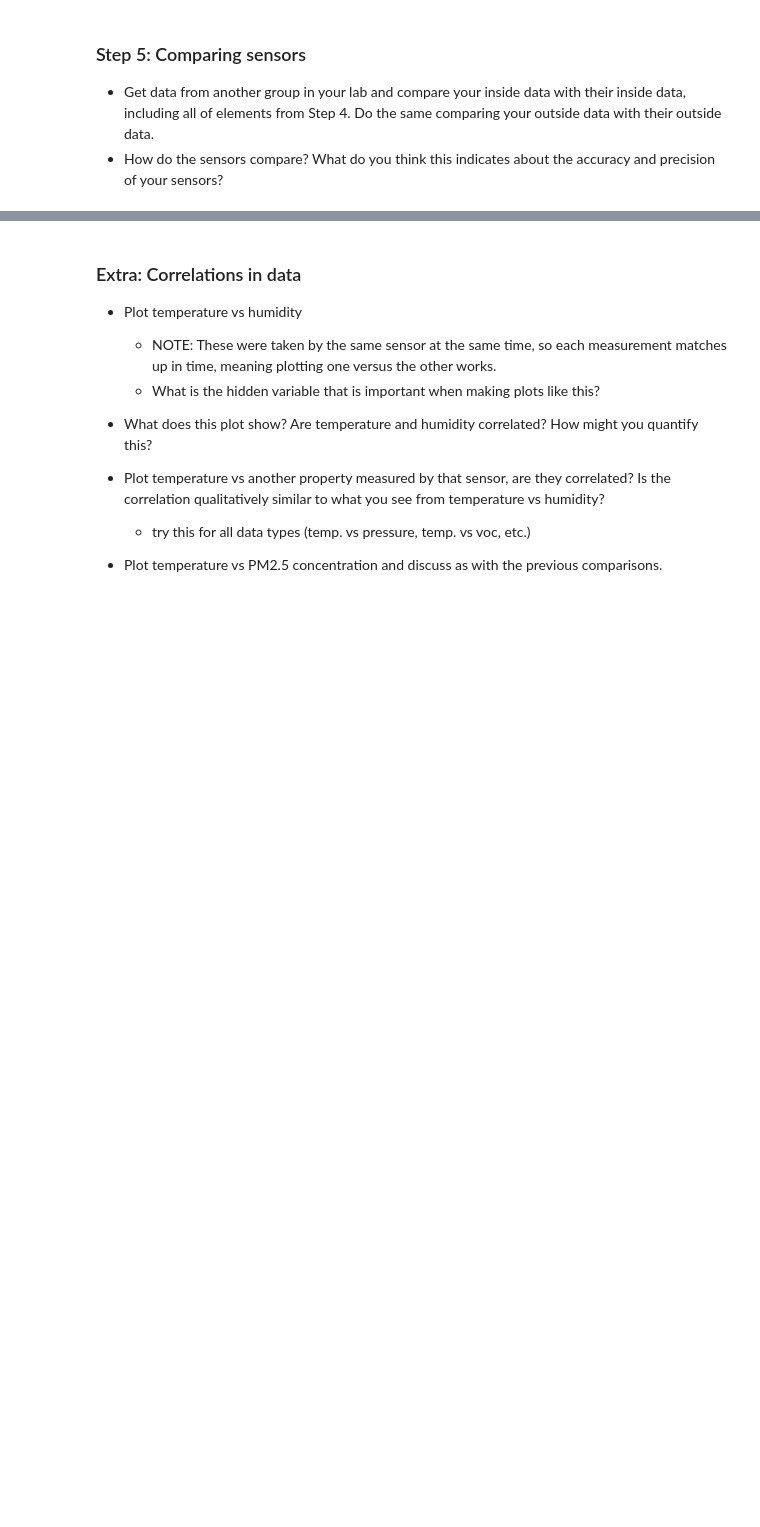
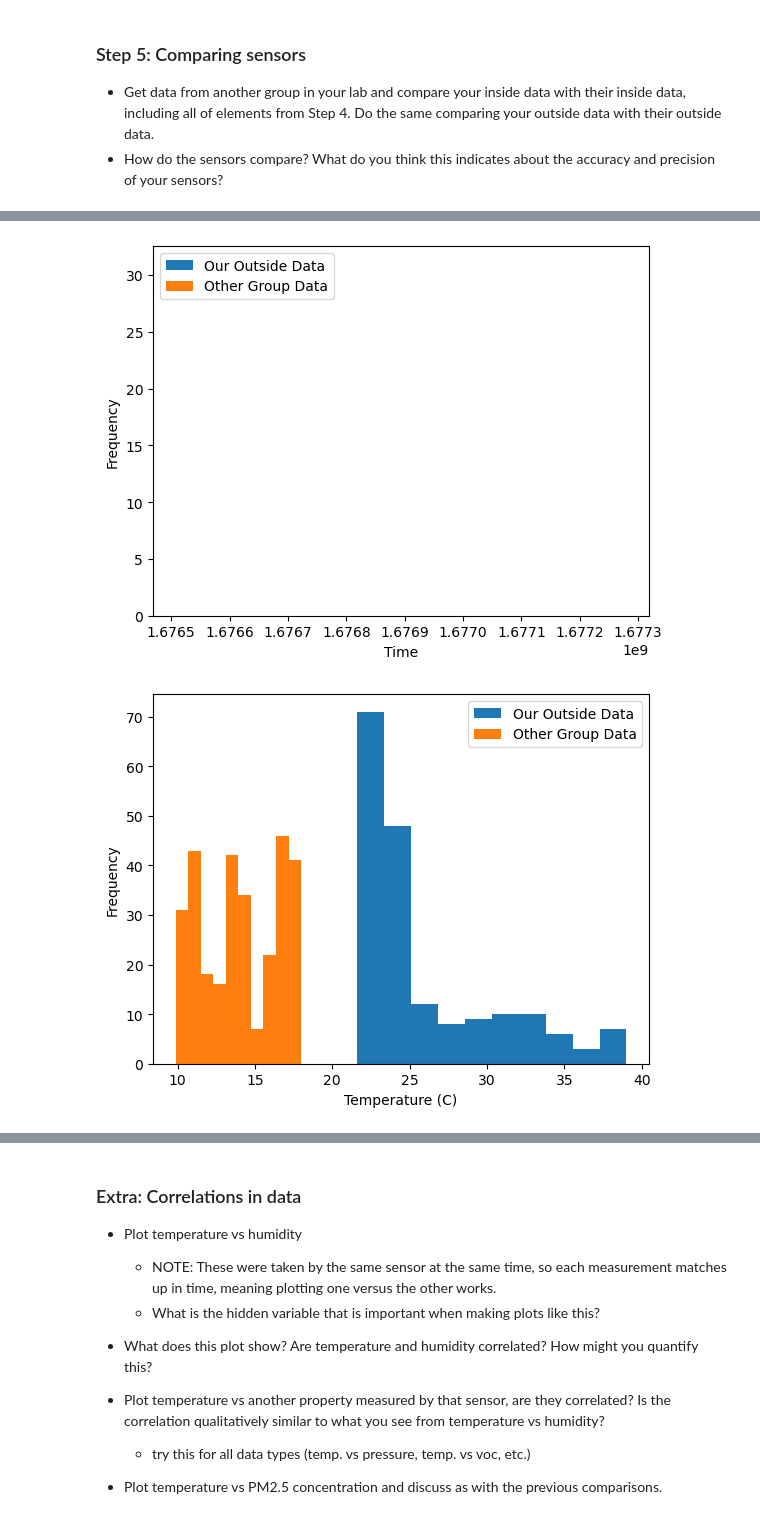
Before and after one commit to YaBoiPapier/E11-Lab-Besties, a Jupyter notebook: Week 6 Lab Test.ipynb, the cells around one changed output, grey strips where cells are left out. Saved outputs shown, nothing was run; the diff lists cells and outputs as text; code cells hidden in the pictures; blank space fills up the shorter version.

```diff
--- a/Week 6 Lab Test.ipynb
+++ b/Week 6 Lab Test.ipynb
@@ -591,67 +598,70 @@ NameError: name 'pd' is not defined
 # %%
 ##THIS IS THE OUTSIDE DATA COMPARISON
 ##new csv
-data2outside = pd.read_csv(r"/Users/avedon/Documents/ENG11 Week 6 Lab/feb242023outsidedata.csv")
+data2outside = pd.read_csv(r"C:\Users\prana\Downloads\feb242023outsidedata.csv")
 
-plt.hist(outsideData["Time"], label="Our Outside Data")
-plt.hist(data2outside["Time"], label="Other Group Data")
+plt.hist(pureOutside["Time"], label="Our Outside Data")
+plt.hist(data2outside["time"], label="Other Group Data")
 plt.ylabel('Frequency')
 plt.xlabel('Time')
 plt.legend()
 plt.show()
 
-plt.hist(outsideData["Temperature (C)"], label="Our Outside Data")
-plt.hist(data2outside["Temperature (C)"], label="Other Group Data")
+plt.hist(pureOutside["Temperature (C)"], label="Our Outside Data")
+plt.hist(data2outside["temperature"], label="Other Group Data")
 plt.ylabel('Frequency')
 plt.xlabel('Temperature (C)')
 plt.legend()
 plt.show()
 
-plt.hist(outsideData["Gas (ohms)"], label="Our Outside Data")
-plt.hist(data2outside["Gas (ohms)"], label="Other Group Data")
+plt.hist(pureOutside["Gas (ohms)"], label="Our Outside Data")
+plt.hist(data2outside["gas"], label="Other Group Data")
 plt.ylabel('Frequency')
 plt.xlabel('Gas (ohms)')
 plt.legend()
 plt.show()
 
-plt.hist(outsideData["Humidity (%)"], label="Our Outside Data")
-plt.hist(data2outside["Humidity (%)"], label="Other Group Data")
+plt.hist(pureOutside["Humidity (%)"], label="Our Outside Data")
+plt.hist(data2outside["humidity"], label="Other Group Data")
 plt.ylabel('Frequency')
 plt.xlabel('Humidity (%)')
 plt.legend()
 plt.show()
 
-plt.hist(outsideData["Pressure (hPa)"], label="Our Outside Data")
-plt.hist(data2outside["Pressure (hPa)"], label="Other Group Data")
+plt.hist(pureOutside["Pressure (hPa)"], label="Our Outside Data")
+plt.hist(data2outside["pressure"], label="Other Group Data")
 plt.ylabel('Frequency')
 plt.xlabel('Pressure (hPa)')
 plt.legend()
 plt.show()
 
-plt.hist(outsideData["Altitude (m)"], label="Our Outside Data")
-plt.hist(data2outside["Altitude (m)"], label="Other Group Data")
+plt.hist(pureOutside["Altitude (m)"], label="Our Outside Data")
+plt.hist(data2outside["altitude"], label="Other Group Data")
 plt.ylabel('Frequency')
 plt.xlabel('Altitude (m)')
 plt.legend()
 plt.show()
 
-plt.hist(outsideData["PM10 Standard (mirogram/m^3)"], label="Our Outside Data")
-plt.hist(data2outside["PM10 Standard (mirogram/m^3)"], label="Other Group Data", bins=5)
+plt.hist(pureOutside["PM10 Standard (mirogram/m^3)"], label="Our Outside Data")
+plt.hist(data2outside["Concentration Units (Standard) PM 1.0"], label="Other Group Data", bins=5)
 plt.ylabel('Frequency')
 plt.xlabel('PM10 Standard (microgram/m^3)')
 plt.legend()
 plt.show()
 
-plt.hist(outsideData["PM25 Standard (mirogram/m^3)"], label="Our Outside Data")
-plt.hist(data2outside["PM25 Standard (mirogram/m^3)"], label="Other Group Data")
+plt.hist(pureOutside["PM25 Standard (mirogram/m^3)"], label="Our Outside Data")
+plt.hist(data2outside["Concentration Units (Standard) PM 2.5"], label="Other Group Data")
 plt.ylabel('Frequency')
 plt.xlabel('PM25 Standard (microgram/m^3)')
 plt.legend()
 plt.show()
 
-plt.hist(outsideData["PM100 Standard (mirogram/m^3)"], label="Our Outside Data")
-plt.hist(data2outside["PM100 Standard (mirogram/m^3)"], label="Other Group Data")
+plt.hist(pureOutside["PM100 Standard (mirogram/m^3)"], label="Our Outside Data")
+plt.hist(data2outside["Concentration Units (Standard) PM 10.0"], label="Other Group Data")
 plt.ylabel('Frequency')
 plt.xlabel('PM100 Standard (microgram/m^3)')
 plt.legend()
 plt.show()
+# %% [output]
+[figure, added]
+[figure, added]
```
Also changed, not shown: parts of 5 cells of this notebook.
